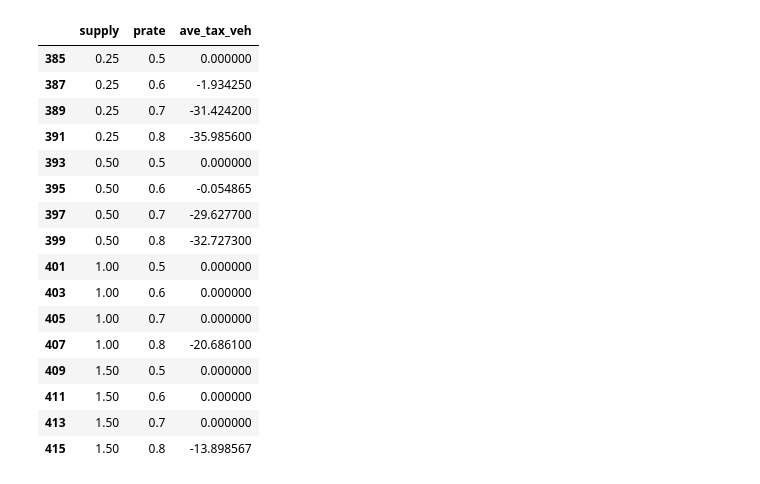
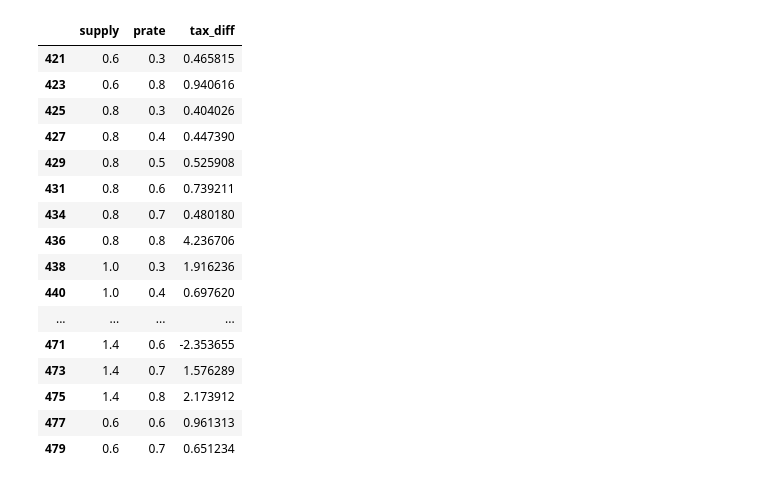
Before and after one commit to hanqiu92/proactive_dispatch_c, a Jupyter notebook: result/process.ipynb, the cells around one changed output. Saved outputs shown, nothing was run; the diff lists cells and outputs as text; code cells hidden in the pictures.

```diff
--- a/result/process.ipynb
+++ b/result/process.ipynb
@@ -108,24 +120,27 @@ pricing_result.loc[pricing_result['tax_cong'] == -0.1,['supply','prate','ave_tax
-# %%
-pricing_result['ave_tax_veh'] = pricing_result['tax'] / pricing_result['supply'] / 200
-pricing_result.loc[pricing_result['tax_cong'] == -0.1,['supply','prate','ave_tax_veh']]
-# %% [output]
-|  | supply | prate | ave_tax_veh |
-| 385 | 0.25 | 0.5 | 0.000000 |
-| 387 | 0.25 | 0.6 | -1.934250 |
-| 389 | 0.25 | 0.7 | -31.424200 |
-| 391 | 0.25 | 0.8 | -35.985600 |
-| 393 | 0.50 | 0.5 | 0.000000 |
-| 395 | 0.50 | 0.6 | -0.054865 |
-| 397 | 0.50 | 0.7 | -29.627700 |
-| 399 | 0.50 | 0.8 | -32.727300 |
-| 401 | 1.00 | 0.5 | 0.000000 |
-| 403 | 1.00 | 0.6 | 0.000000 |
-| 405 | 1.00 | 0.7 | 0.000000 |
-| 407 | 1.00 | 0.8 | -20.686100 |
-| 409 | 1.50 | 0.5 | 0.000000 |
-| 411 | 1.50 | 0.6 | 0.000000 |
-| 413 | 1.50 | 0.7 | 0.000000 |
-| 415 | 1.50 | 0.8 | -13.898567 |
+# %%
+pricing_tax = pricing_result.loc[pricing_result['tax_cong'] == -0.1,:]
+pricing_tax['tax_diff'] = - pricing_tax['tax'] / (pricing_tax['shared_pax'] - \
+                        np.asarray(pricing_result.loc[pricing_result['tax_cong'] == 0.0,'shared_pax']))
+
+pricing_tax.loc[:,['supply','prate','tax_diff']]
+# %% [output]
+|  | supply | prate | tax_diff |
+| 421 | 0.6 | 0.3 | 0.465815 |
+| 423 | 0.6 | 0.8 | 0.940616 |
+| 425 | 0.8 | 0.3 | 0.404026 |
+| 427 | 0.8 | 0.4 | 0.447390 |
+| 429 | 0.8 | 0.5 | 0.525908 |
+| 431 | 0.8 | 0.6 | 0.739211 |
+| 434 | 0.8 | 0.7 | 0.480180 |
+| 436 | 0.8 | 0.8 | 4.236706 |
+| 438 | 1.0 | 0.3 | 1.916236 |
+| 440 | 1.0 | 0.4 | 0.697620 |
+| ... | ... | ... | ... |
+| 471 | 1.4 | 0.6 | -2.353655 |
+| 473 | 1.4 | 0.7 | 1.576289 |
+| 475 | 1.4 | 0.8 | 2.173912 |
+| 477 | 0.6 | 0.6 | 0.961313 |
+| 479 | 0.6 | 0.7 | 0.651234 |
 # %%
 full_result = result.loc[result['strategy'] == "Full",:]
 del full_result['strategy']
```
Also changed, not shown: parts of 7 cells of this notebook, 40 other files.
